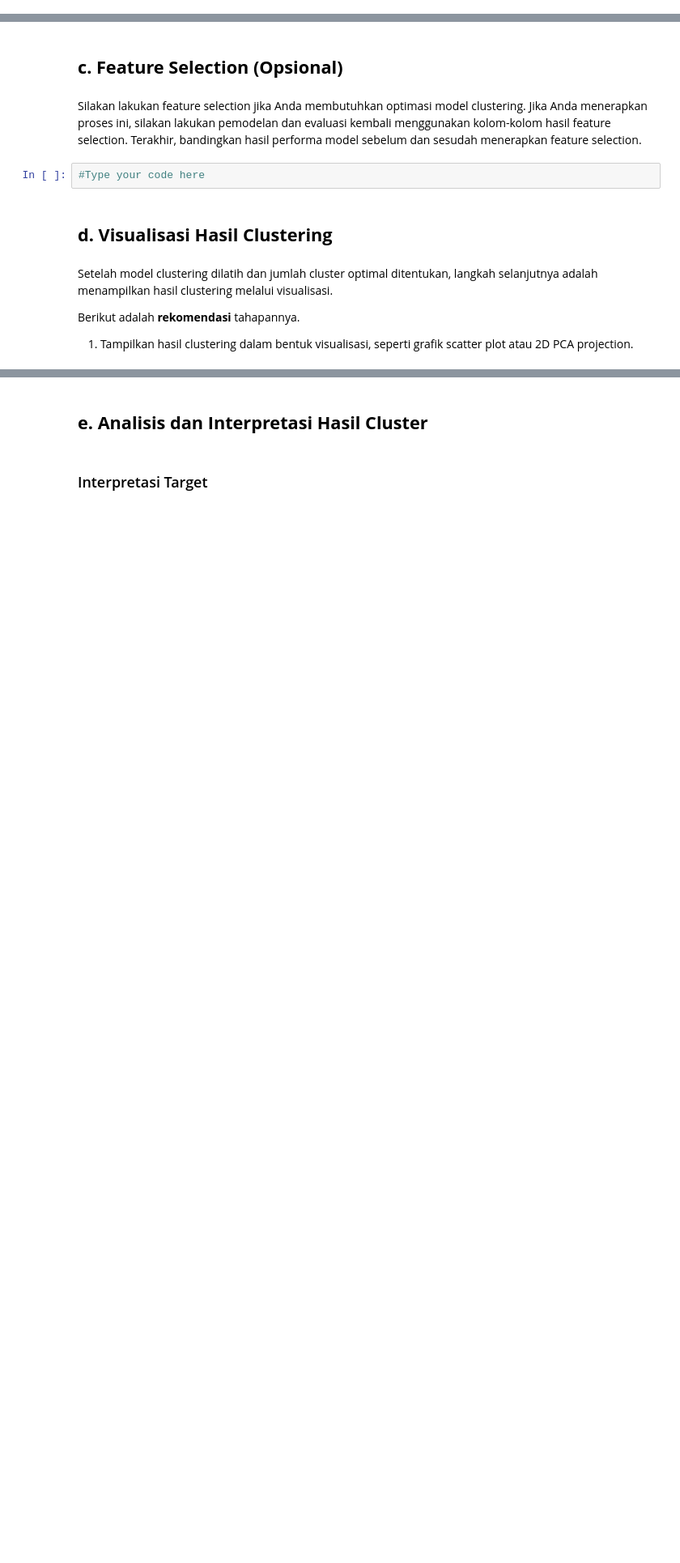
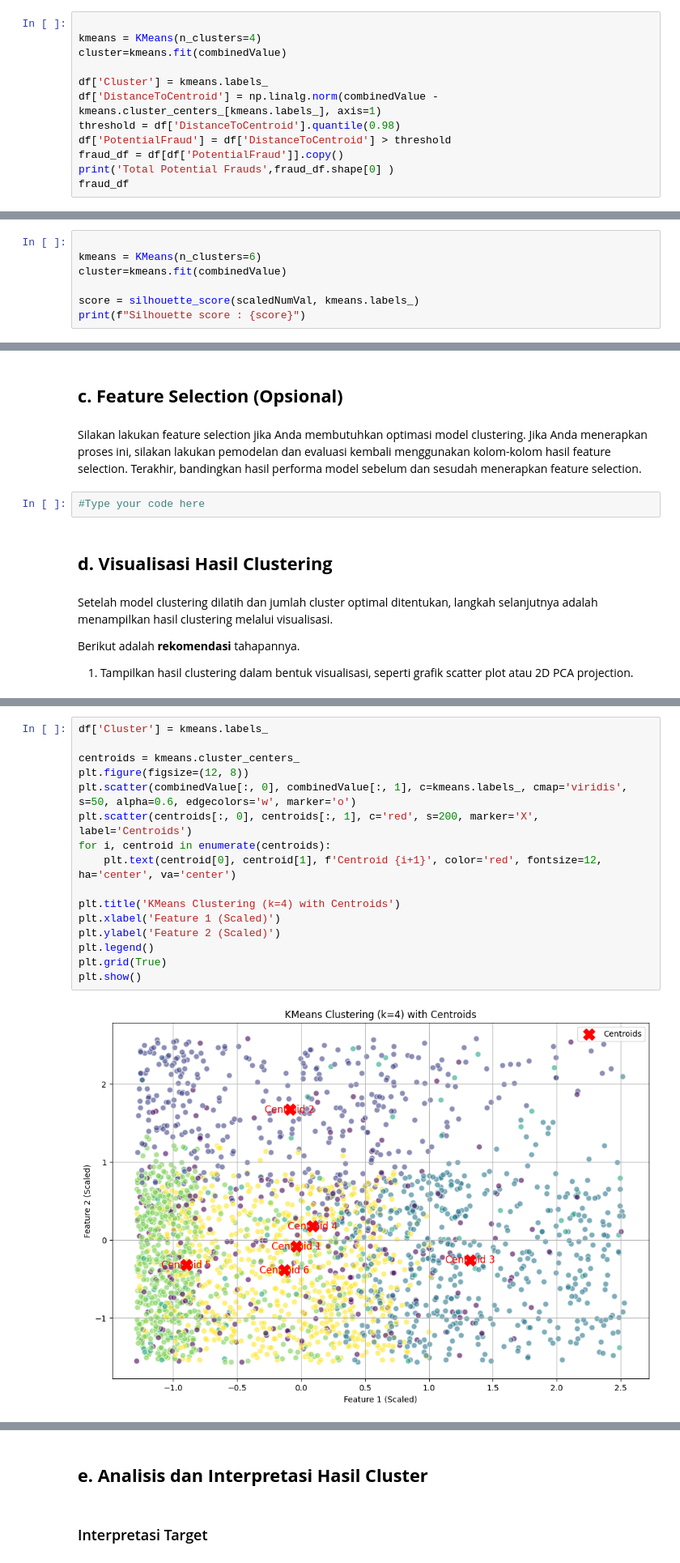
Before and after one commit to Occolus/BankFraudPrediction, a Jupyter notebook: [Clustering]_Submission_Akhir_BMLP_Your_Name.ipynb, the cells around one changed output, grey strips where cells are left out. Shown at 81% size. Saved outputs shown, nothing was run; the diff lists cells and outputs as text; blank space fills up the shorter version.

```diff
--- a/[Clustering]_Submission_Akhir_BMLP_Your_Name.ipynb
+++ b/[Clustering]_Submission_Akhir_BMLP_Your_Name.ipynb
@@ -303,3 +307,15 @@ Untuk menentukan jumlah cluster yang optimal dalam model clustering, Anda dapat
 Metode ini membantu kita menemukan jumlah cluster yang memberikan pemisahan terbaik antar kelompok data, sehingga model yang dibangun dapat lebih efektif. Berikut adalah **rekomendasi** tahapannya.
 1. Gunakan Silhouette Score dan Elbow Method untuk menentukan jumlah cluster optimal.
 2. Hitung Silhouette Score sebagai ukuran kualitas cluster.
+# %%
+
+kmeans = KMeans(n_clusters=4)
+cluster=kmeans.fit(combinedValue)
+
+df['Cluster'] = kmeans.labels_
+df['DistanceToCentroid'] = np.linalg.norm(combinedValue - kmeans.cluster_centers_[kmeans.labels_], axis=1)
+threshold = df['DistanceToCentroid'].quantile(0.98)
+df['PotentialFraud'] = df['DistanceToCentroid'] > threshold
+fraud_df = df[df['PotentialFraud']].copy()
+print('Total Potential Frauds',fraud_df.shape[0] )
+fraud_df
@@ -305,0 +357,7 @@ Metode ini membantu kita menemukan jumlah cluster yang memberikan pemisahan terb
+# %%
+
+kmeans = KMeans(n_clusters=6)
+cluster=kmeans.fit(combinedValue)
+
+score = silhouette_score(scaledNumVal, kmeans.labels_)
+print(f"Silhouette score : {score}")
@@ -320,0 +381,18 @@ Berikut adalah **rekomendasi** tahapannya.
+# %%
+df['Cluster'] = kmeans.labels_
+
+centroids = kmeans.cluster_centers_
+plt.figure(figsize=(12, 8))
+plt.scatter(combinedValue[:, 0], combinedValue[:, 1], c=kmeans.labels_, cmap='viridis', s=50, alpha=0.6, edgecolors='w', marker='o')
+plt.scatter(centroids[:, 0], centroids[:, 1], c='red', s=200, marker='X', label='Centroids')
+for i, centroid in enumerate(centroids):
+    plt.text(centroid[0], centroid[1], f'Centroid {i+1}', color='red', fontsize=12, ha='center', va='center')
+
+plt.title('KMeans Clustering (k=4) with Centroids')
+plt.xlabel('Feature 1 (Scaled)')
+plt.ylabel('Feature 2 (Scaled)')
+plt.legend()
+plt.grid(True)
+plt.show()
+# %% [output]
+[figure, added]
```
Also changed, not shown: parts of 13 cells of this notebook.
